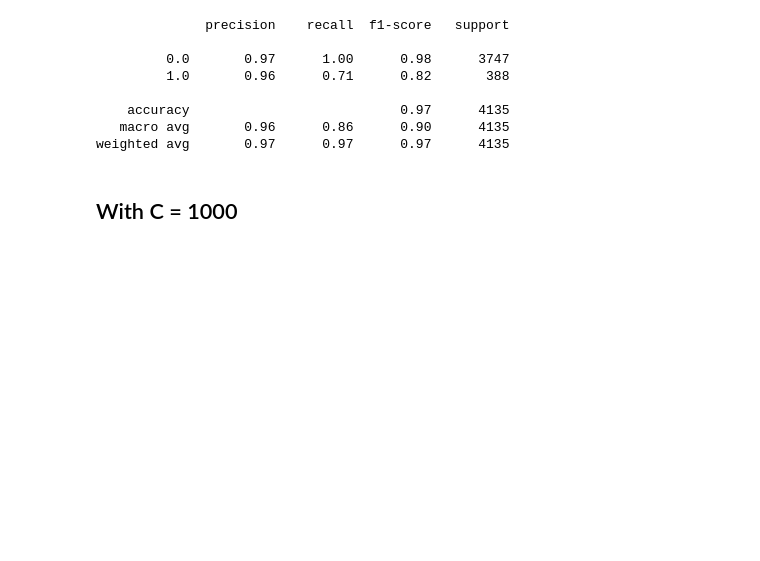
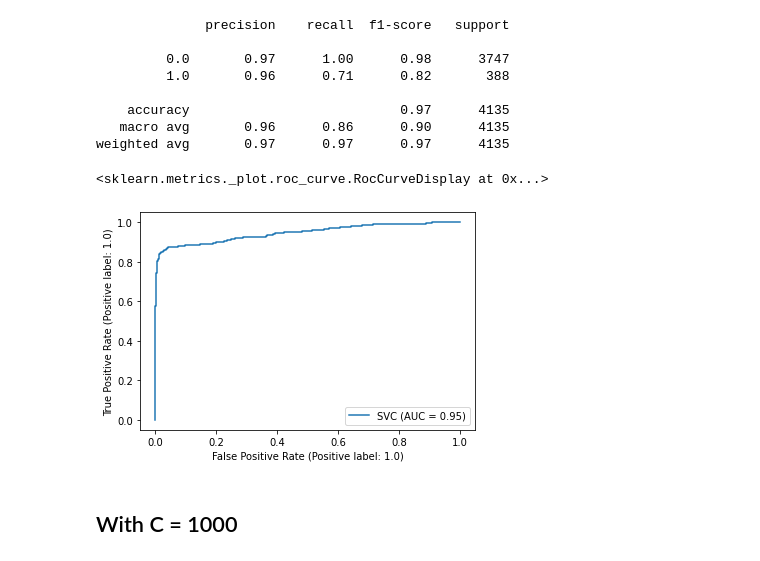
Before and after one commit to Jitensid/Data-Science-Lab-Submissions, a Jupyter notebook: Lab 8/DS_Lab_Exp_8.ipynb, the cells around one changed output. Drawn from its saved outputs; the diff is of its cells as text; code cells hidden in the pictures; blank space fills up the shorter version.

```diff
--- a/Lab 8/DS_Lab_Exp_8.ipynb
+++ b/Lab 8/DS_Lab_Exp_8.ipynb
@@ -502,6 +508,12 @@ print(classification_report(y_test, rbf_pulsar_svc.predict(X_test)))
     accuracy                           0.97      4135
    macro avg       0.96      0.86      0.90      4135
 weighted avg       0.97      0.97      0.97      4135
+# %%
+from sklearn.metrics import plot_roc_curve
+plot_roc_curve(rbf_pulsar_svc, X_test, y_test)
+# %% [output]
+<sklearn.metrics._plot.roc_curve.RocCurveDisplay at 0x...>
+[figure, added]
 # %% [markdown]
 ## With C = 1000
 # %%
```
Also changed, not shown: parts of 7 cells of this notebook.
